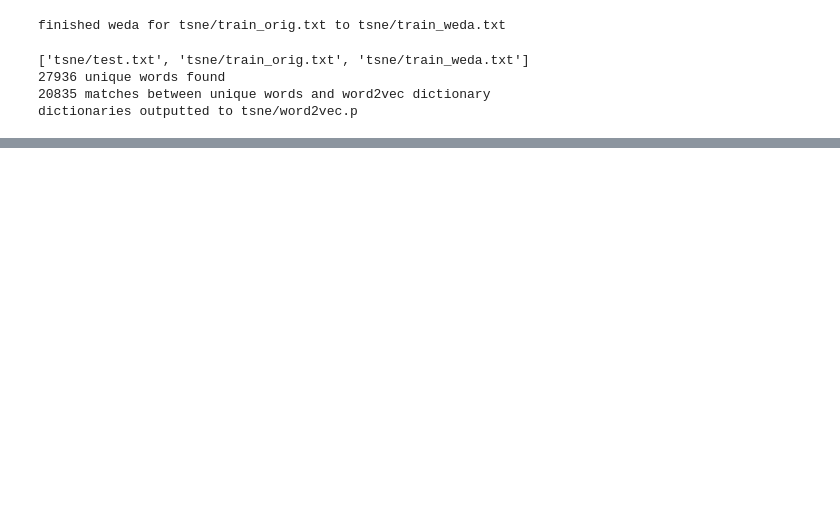
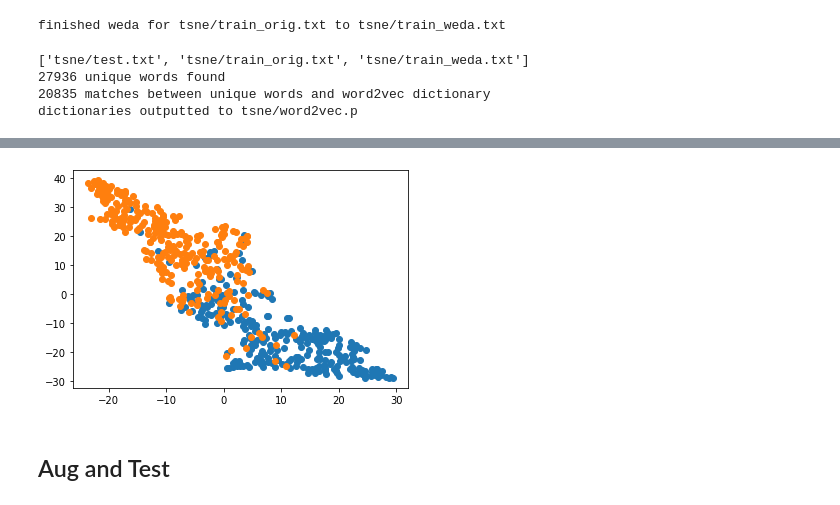
Before and after one commit to MarcelTorne/WEDA_nlp, a Jupyter notebook: TSNE-experiments.ipynb, the cells around one changed output, grey strips where cells are left out. Cells and saved outputs as stored; diff of their text form; code cells hidden in the pictures; blank space fills up the shorter version.

```diff
--- a/TSNE-experiments.ipynb
+++ b/TSNE-experiments.ipynb
@@ -130,0 +161,22 @@ plt.show()
+# %%
+# do tsne on output orig_x + plot
+print(output_aug_x.shape)
+from sklearn.manifold import TSNE
+n_aug = 9
+nb_points = 30
+print(aug_y.shape)
+pos_idx = np.where(aug_y[:,0] == 1)[0][:nb_points*n_aug]
+neg_idx = np.where(aug_y[:,0] == 0)[0][:nb_points*n_aug]
+print(np.where(aug_y == 1)[0])
+idx_reduced = np.concatenate((pos_idx, neg_idx))
+print(idx_reduced)
+output_aug_x_reduced = []
+for idx in idx_reduced:
+    output_aug_x_reduced.append(output_aug_x[idx])
+
+output_aug_x_reduced = np.array(output_aug_x_reduced)
+
+print(output_aug_x_reduced.shape)
+
+tsne = TSNE(n_components=2, init='random')
+aug_tsne =  tsne.fit_transform(output_aug_x_reduced)
@@ -130,0 +201,8 @@ plt.show()
+# %%
+plt.scatter(aug_tsne[:nb_points*n_aug,0], aug_tsne[:nb_points*n_aug,1])
+plt.scatter(aug_tsne[nb_points*n_aug:,0], aug_tsne[nb_points*n_aug:,1])
+plt.show()
+# %% [output]
+[figure, added]
+# %% [markdown]
+## Aug and Test
```
Also changed, not shown: parts of 14 cells of this notebook, 1 other file.
